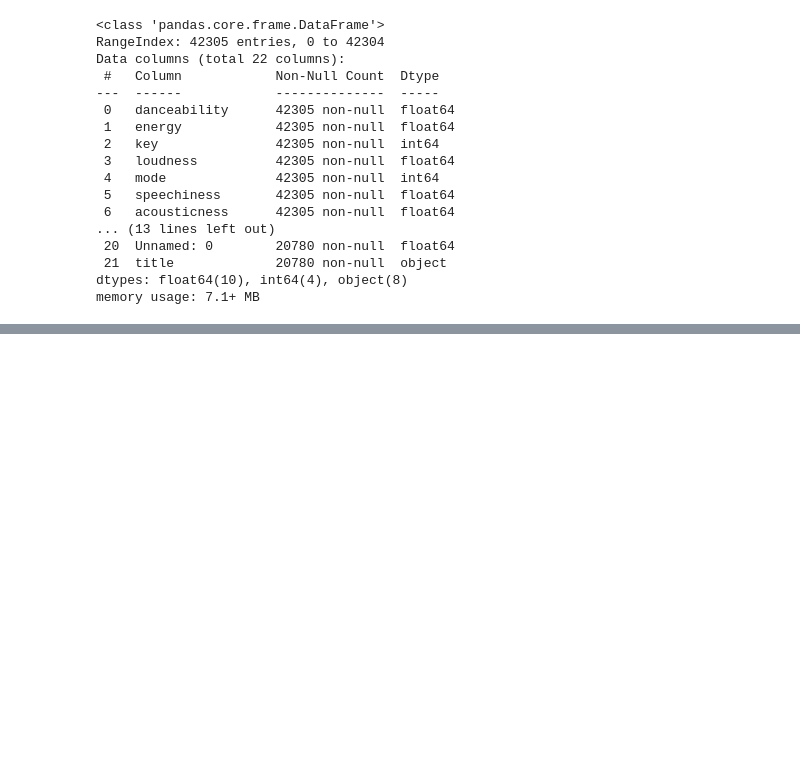
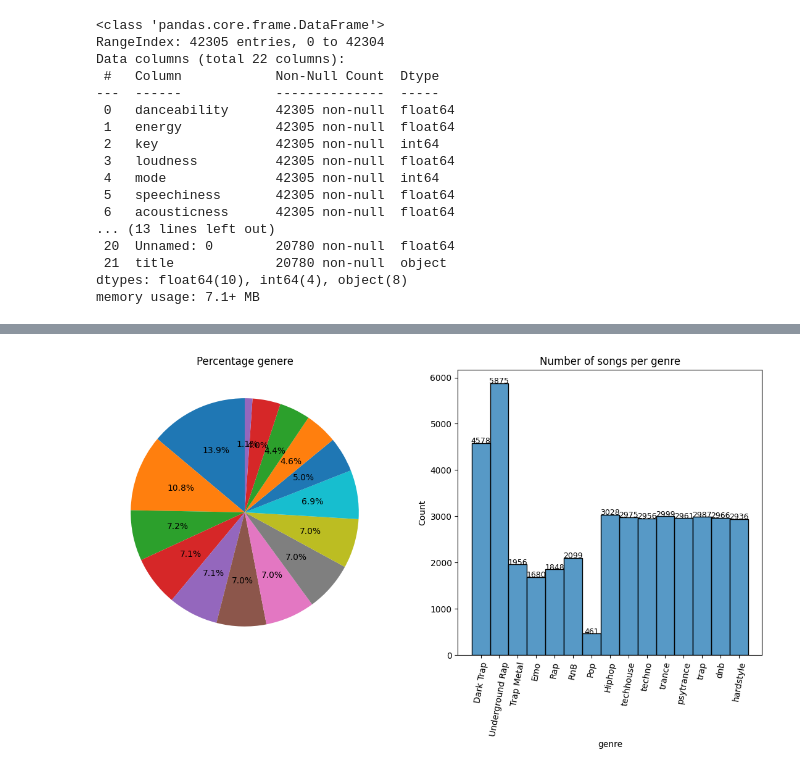
Before and after one commit to miriam-mendez/ML-Spotify, a Jupyter notebook: spotify.ipynb, the cells around one changed output, grey strips where cells are left out. Cells and saved outputs as stored; diff of their text form; code cells hidden in the pictures; blank space fills up the shorter version.

```diff
--- a/spotify.ipynb
+++ b/spotify.ipynb
@@ -41,0 +118,17 @@ memory usage: 7.1+ MB
+# %%
+fig, (ax1,ax2) = plt.subplots(1, 2, figsize=(14,6))
+
+ax1.pie(data['genre'].value_counts(), autopct = "%1.1f%%", startangle = 90)
+t1 = ax1.set_title('Percentage genere')
+
+sns.histplot(data["genre"],ax =ax2)
+ax2.set_xticklabels(ax2.get_xticklabels(),rotation=80)
+t2 = ax2.set_title('Number of songs per genre')
+# show count (+ annotate)
+for rect in ax2.patches:
+    ax2.text (rect.get_x() + rect.get_width()  / 2,rect.get_height()+ 0.75,rect.get_height(),horizontalalignment='center', fontsize = 9)
+
+
+plt.show();
+# %% [output]
+[figure, added]
```
Also changed, not shown: parts of 10 cells of this notebook, 1 other file.
